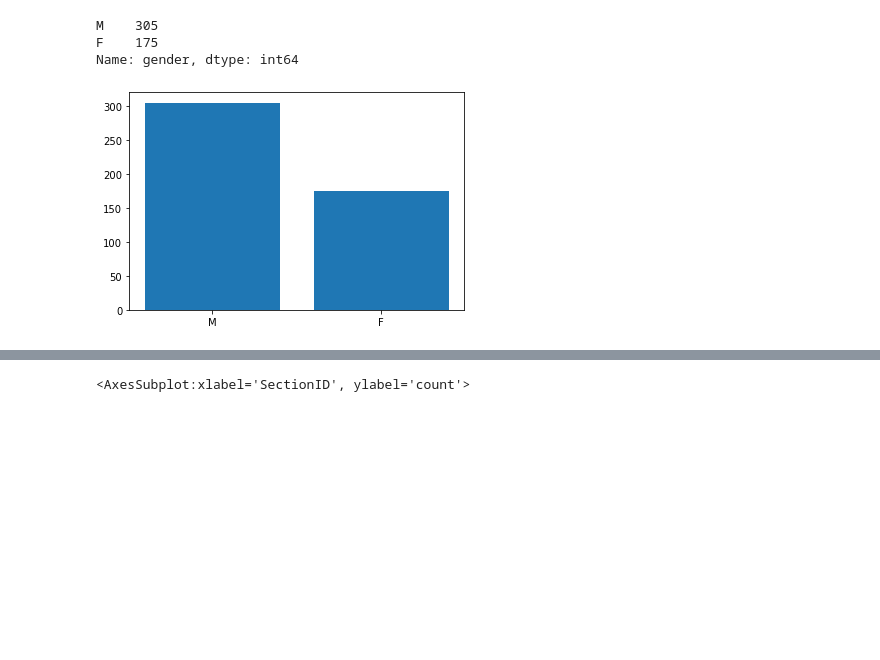
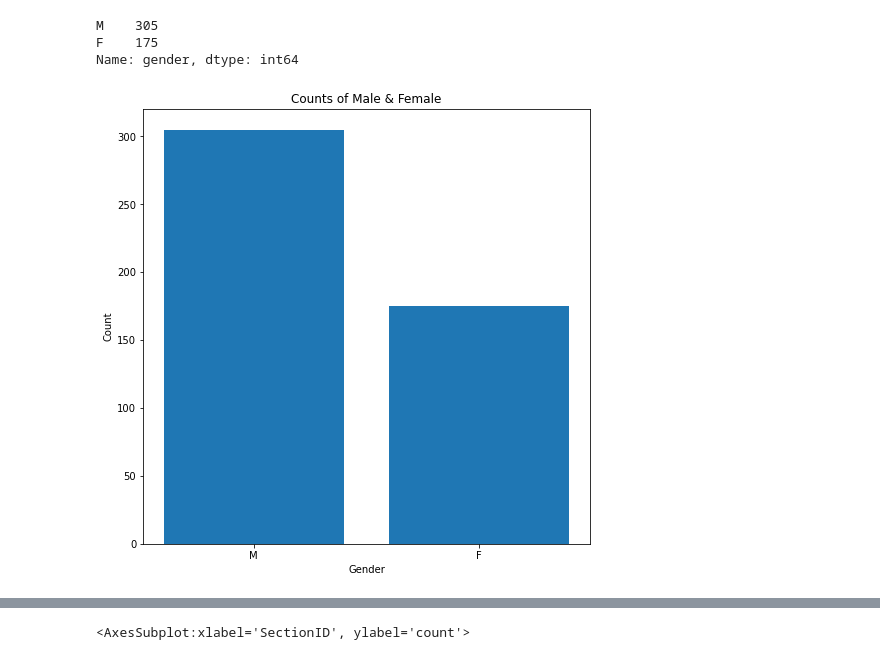
Before and after one commit to Muaeen/Data-Science-Code-Academy, a Jupyter notebook: ML/Classification/desicion tree/DT.ipynb, the cells around one changed output, grey strips where cells are left out. Cells and saved outputs as stored; diff of their text form; code cells hidden in the pictures; blank space fills up the shorter version.

```diff
--- a/ML/Classification/desicion tree/DT.ipynb
+++ b/ML/Classification/desicion tree/DT.ipynb
@@ -76,8 +85,13 @@ M    305
 F    175
 Name: gender, dtype: int64
 # %%
+# Plotting counts both of genders as bar
+plt.figure(figsize=(8,8))
 plt.bar(data = data['gender'].value_counts(),x=data['gender'].value_counts().index,
-        height=data['gender'].value_counts().values);
+        height=data['gender'].value_counts().values)
+plt.title('Counts of Male & Female')
+plt.xlabel('Gender')
+plt.ylabel('Count');
 # %% [output]
-[figure, old version]
+[figure, new version]
 # %%
```
Also changed, not shown: parts of 18 cells of this notebook.
